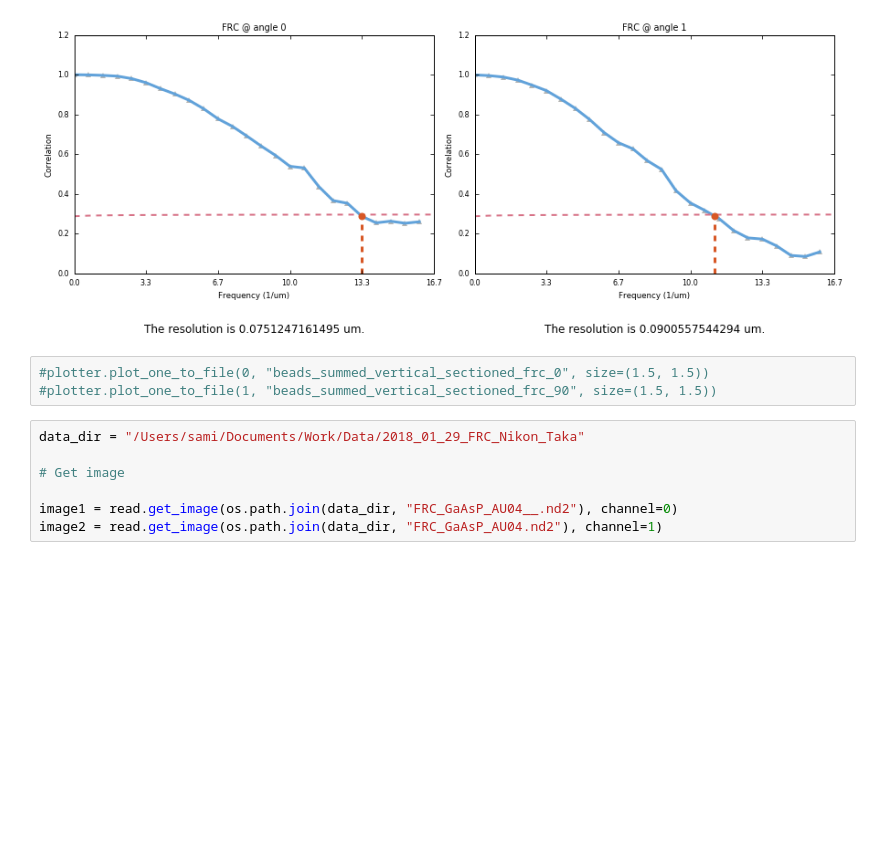
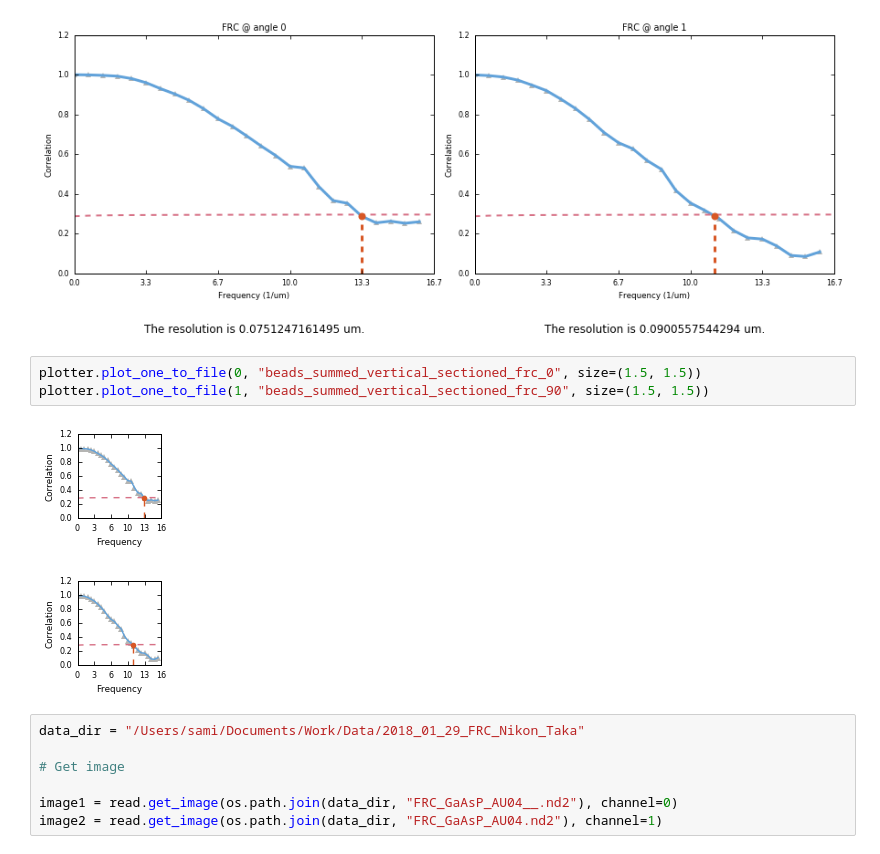
Before and after one commit to sakoho81/miplib, a Jupyter notebook: notebooks/2018-08-07 - Single Image (Summed Vertical) Sectioned FRC.ipynb, the cells around one changed output. Cells and saved outputs as stored; diff of their text form; blank space fills up the shorter version.

```diff
--- a/notebooks/2018-08-07 - Single Image (Summed Vertical) Sectioned FRC.ipynb
+++ b/notebooks/2018-08-07 - Single Image (Summed Vertical) Sectioned FRC.ipynb
@@ -142,8 +142,11 @@ plotter.plot_all()
 # %% [output]
 [figure]
 # %%
-#plotter.plot_one_to_file(0, "beads_summed_vertical_sectioned_frc_0", size=(1.5, 1.5))
-#plotter.plot_one_to_file(1, "beads_summed_vertical_sectioned_frc_90", size=(1.5, 1.5))
+plotter.plot_one_to_file(0, "beads_summed_vertical_sectioned_frc_0", size=(1.5, 1.5))
+plotter.plot_one_to_file(1, "beads_summed_vertical_sectioned_frc_90", size=(1.5, 1.5))
+# %% [output]
+[figure, added]
+[figure, added]
 # %%
 data_dir = "/Users/sami/Documents/Work/Data/2018_01_29_FRC_Nikon_Taka"
 
```
Also changed, not shown: parts of 2 cells of this notebook, 8 other files.
